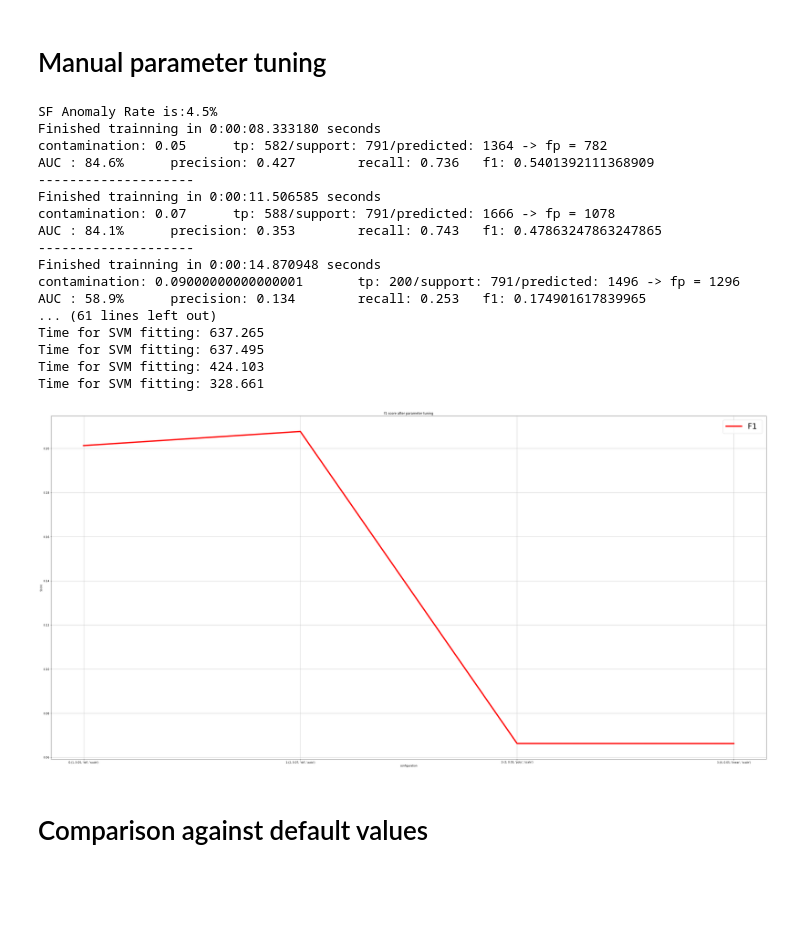
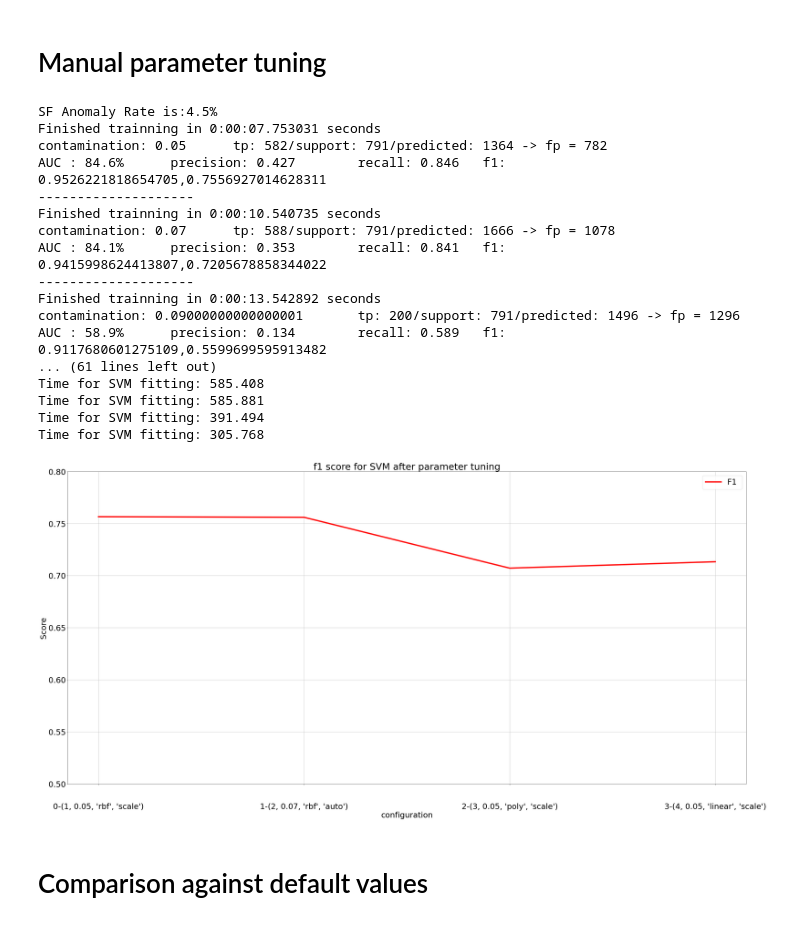
Before and after one commit to Thanhphan1147/kddcup_benchmark, a Jupyter notebook: notebook/Trainning Configurations for OCSVM.ipynb, the cells around one changed output. Cells and saved outputs as stored; diff of their text form; code cells hidden in the pictures; blank space fills up the shorter version.

```diff
--- a/notebook/Trainning Configurations for OCSVM.ipynb
+++ b/notebook/Trainning Configurations for OCSVM.ipynb
@@ -219,7 +219,10 @@ def cross_validation_svm(contamination, kernel, gamma, random_state, silent=True
         y_pred = OneClassSVM(kernel = kernel, gamma = gamma, nu = c).fit(x_train).predict(x_test)
         t = datetime.datetime.now() - s
         p, r, f, s = map(lambda x: x[0], precision_recall_fscore_support(y_test, y_pred))
-        # p = tp / (tp + fp)
+        f = f1_score(y_test, y_pred, average = 'weighted')
+        fm = f1_score(y_test, y_pred, average = 'macro')
+        p = precision_score(y_test, y_pred, pos_label = -1)
+        r = recall_score(y_test, y_pred, average = 'macro')
         a = roc_auc_score(y_test, y_pred)
         if f > highest_score: highest_score = f; highest_score_c = c
 
@@ -229,14 +232,15 @@ def cross_validation_svm(contamination, kernel, gamma, random_state, silent=True
         prediction = yp[np.where(yt == -1)]
 
         tp = len(yp[np.where(prediction == -1)])
+        # fp through formula
+        fp = tp / p - tp
 
-        fp = tp / p - tp
         # predicted true
         positives = yp[np.where(yp == -1)]
         if not silent:
             print(f"Finished trainning in {t} seconds")
             print(f"contamination: {c} \t tp: {tp}/support: {s}/predicted: {len(positives)} -> fp = {len(positives) - tp}")
-            print(f"AUC : {a:.1%} \t precision: {p:.3} \t recall: {r:.3} \t f1: {f}")
+            print(f"AUC : {a:.1%} \t precision: {p:.3} \t recall: {r:.3} \t f1: {f},{fm}")
             print("--------------------")
     return (highest_score_c, y_pred, f, len(positives) - tp, tp, p, r, t)
 # %%
@@ -320,51 +324,51 @@ Y_axis_recall.append(r)
 best_param.append((rs, cmax, kernel, gamma))
 # %% [output]
 SF Anomaly Rate is:4.5%
-Finished trainning in 0:00:08.333180 seconds
+Finished trainning in 0:00:07.753031 seconds
 contamination: 0.05      tp: 582/support: 791/predicted: 1364 -> fp = 782
-AUC : 84.6%      precision: 0.427        recall: 0.736   f1: 0.5401392111368909
+AUC : 84.6%      precision: 0.427        recall: 0.846   f1: 0.9526221818654705,0.7556927014628311
 --------------------
-Finished trainning in 0:00:11.506585 seconds
+Finished trainning in 0:00:10.540735 seconds
 contamination: 0.07      tp: 588/support: 791/predicted: 1666 -> fp = 1078
-AUC : 84.1%      precision: 0.353        recall: 0.743   f1: 0.47863247863247865
+AUC : 84.1%      precision: 0.353        recall: 0.841   f1: 0.9415998624413807,0.7205678858344022
 --------------------
-Finished trainning in 0:00:14.870948 seconds
+Finished trainning in 0:00:13.542892 seconds
 contamination: 0.09000000000000001       tp: 200/support: 791/predicted: 1496 -> fp = 1296
-AUC : 58.9%      precision: 0.134        recall: 0.253   f1: 0.174901617839965
+AUC : 58.9%      precision: 0.134        recall: 0.589   f1: 0.9117680601275109,0.5599699595913482
 ... (61 lines left out)
-Time for SVM fitting: 637.265
-Time for SVM fitting: 637.495
-Time for SVM fitting: 424.103
-Time for SVM fitting: 328.661
+Time for SVM fitting: 585.408
+Time for SVM fitting: 585.881
+Time for SVM fitting: 391.494
+Time for SVM fitting: 305.768
 # %%
 plt.figure(figsize=(40,20))
-plt.title('f1 score after parameter tuning')
+plt.rc('font', size=30)
+plt.title('f1 score for SVM after parameter tuning')
 plt.xlabel("configuration")
 plt.ylabel("Score")
-plt.rc('font', size=30)
 ax = plt.axes()
-# ax.set_ylim(0.99, 0.992)
+ax.set_ylim(0.5, 0.8)
 pad = 0.005
 
-labels = [f"{i}-{p}" for i,p in enumerate(best_param)]
+labels = [f"\n\n{rs}-{cmax}" for rs, cmax in enumerate(best_param)]
 colors = {'1': 'r', '2':'b', '3':'c', '4':'y'}
 scorer = 'F1'
 
 
 # Y_axis = np.array([best_score_1, best_score_2, best_score_3, best_score_4])
 #
 X_axis = np.array(labels)
 
 ax.plot(X_axis, Y_axis_f1, '-', color=colors['1'],label="%s " % ("F1"), linewidth=5)
 # ax.plot(X_axis, Y_axis_recall, '-', color=colors['2'],label="%s " % ("Recall"), linewidth=5)
 plt.legend(loc="best")
 plt.grid('off')
 plt.tight_layout()
-plt.savefig("IF_graph_v2.png", dpi=100)
+plt.savefig("10 percent SVM_graph_SF.png", dpi=100)
 
 plt.show()
 # %% [output]
-[figure, old version]
+[figure, new version]
 # %% [markdown]
 # Comparison against default values
 # %%
```
Also changed, not shown: 6 other files.
